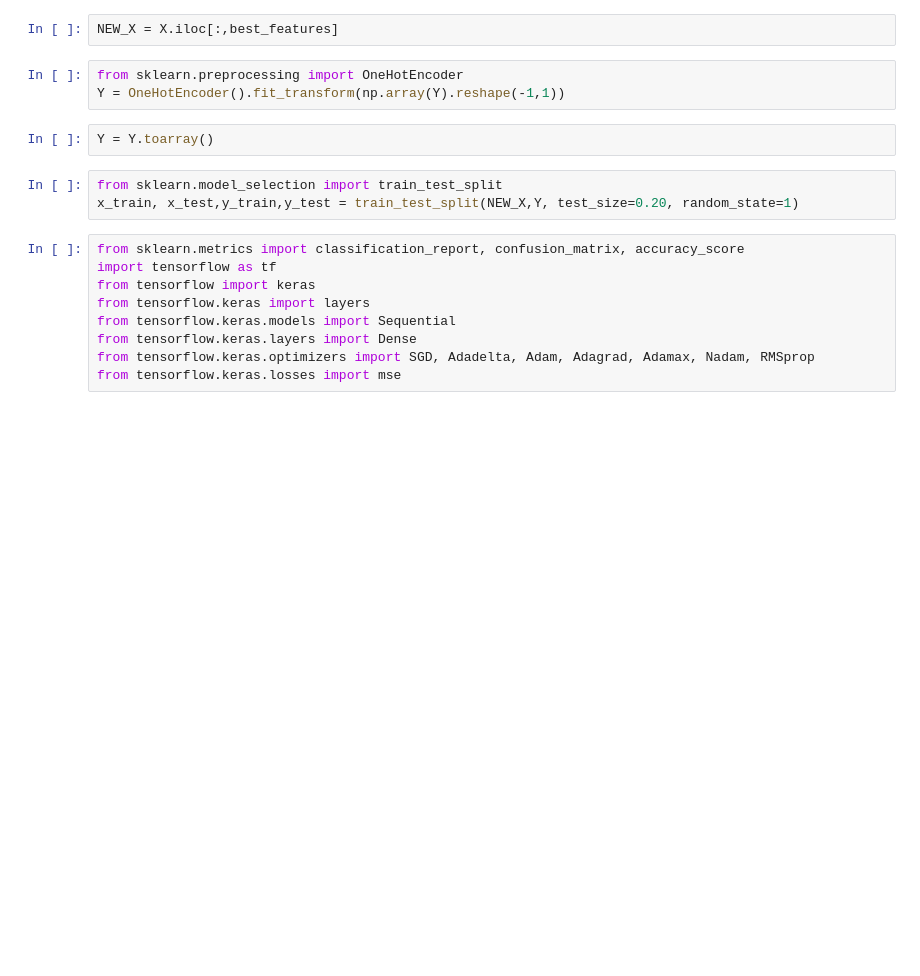
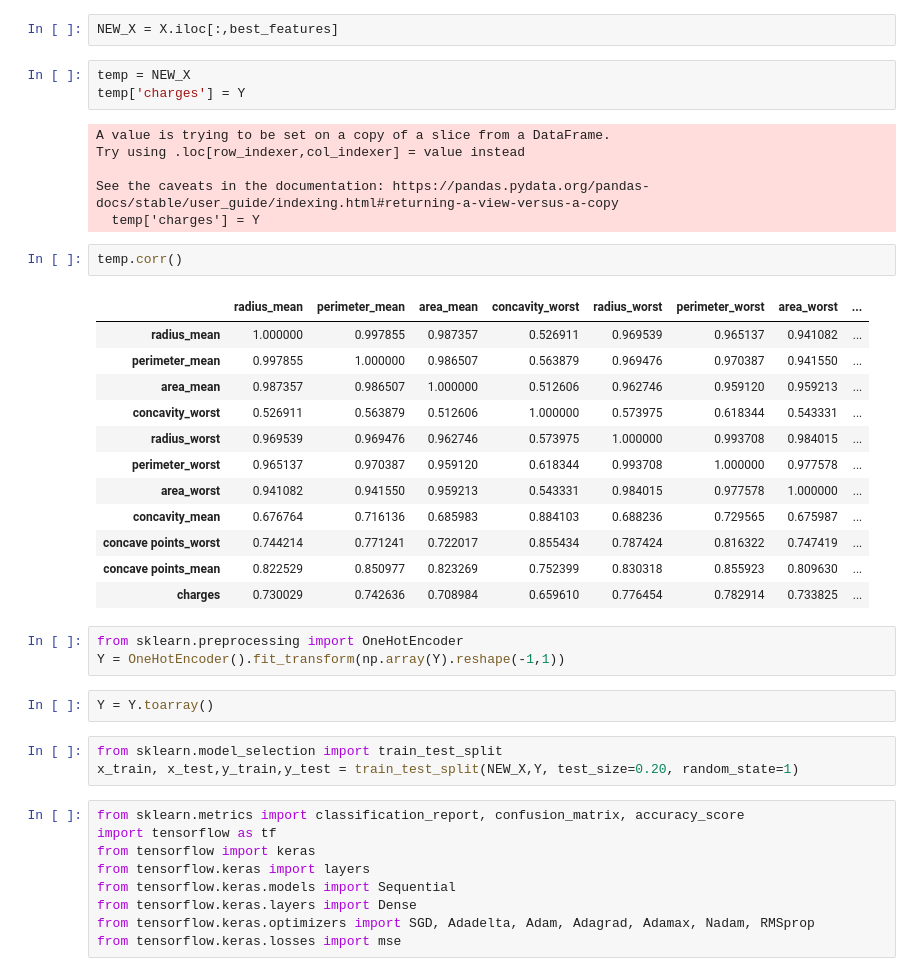
Before and after one commit to Ayushrawat-cmd/STPI-internship, a Jupyter notebook: breast_cancer.ipynb, the cells around one changed output. Drawn from its saved outputs; the diff is of its cells as text; blank space fills up the shorter version.

```diff
--- a/breast_cancer.ipynb
+++ b/breast_cancer.ipynb
@@ -185,5 +192,29 @@ best_features = np.argsort( x_temp.scores_)[-10:]
 # %%
 NEW_X = X.iloc[:,best_features]
+# %%
+temp = NEW_X
+temp['charges'] = Y
+# %% [output]
+A value is trying to be set on a copy of a slice from a DataFrame.
+Try using .loc[row_indexer,col_indexer] = value instead
+
+See the caveats in the documentation: https://pandas.pydata.org/pandas-docs/stable/user_guide/indexing.html#returning-a-view-versus-a-copy
+  temp['charges'] = Y
+# %%
+temp.corr()
+# %% [output]
+|  | radius_mean | perimeter_mean | area_mean | concavity_worst | radius_worst | perimeter_worst | area_worst | ... |
+| radius_mean | 1.000000 | 0.997855 | 0.987357 | 0.526911 | 0.969539 | 0.965137 | 0.941082 | ... |
+| perimeter_mean | 0.997855 | 1.000000 | 0.986507 | 0.563879 | 0.969476 | 0.970387 | 0.941550 | ... |
+| area_mean | 0.987357 | 0.986507 | 1.000000 | 0.512606 | 0.962746 | 0.959120 | 0.959213 | ... |
+| concavity_worst | 0.526911 | 0.563879 | 0.512606 | 1.000000 | 0.573975 | 0.618344 | 0.543331 | ... |
+| radius_worst | 0.969539 | 0.969476 | 0.962746 | 0.573975 | 1.000000 | 0.993708 | 0.984015 | ... |
+| perimeter_worst | 0.965137 | 0.970387 | 0.959120 | 0.618344 | 0.993708 | 1.000000 | 0.977578 | ... |
+| area_worst | 0.941082 | 0.941550 | 0.959213 | 0.543331 | 0.984015 | 0.977578 | 1.000000 | ... |
+| concavity_mean | 0.676764 | 0.716136 | 0.685983 | 0.884103 | 0.688236 | 0.729565 | 0.675987 | ... |
+| concave points_worst | 0.744214 | 0.771241 | 0.722017 | 0.855434 | 0.787424 | 0.816322 | 0.747419 | ... |
+| concave points_mean | 0.822529 | 0.850977 | 0.823269 | 0.752399 | 0.830318 | 0.855923 | 0.809630 | ... |
+| charges | 0.730029 | 0.742636 | 0.708984 | 0.659610 | 0.776454 | 0.782914 | 0.733825 | ... |
 # %%
 from sklearn.preprocessing import OneHotEncoder
 Y = OneHotEncoder().fit_transform(np.array(Y).reshape(-1,1))
```
Also changed, not shown: parts of 14 cells of this notebook, 3 other files.
